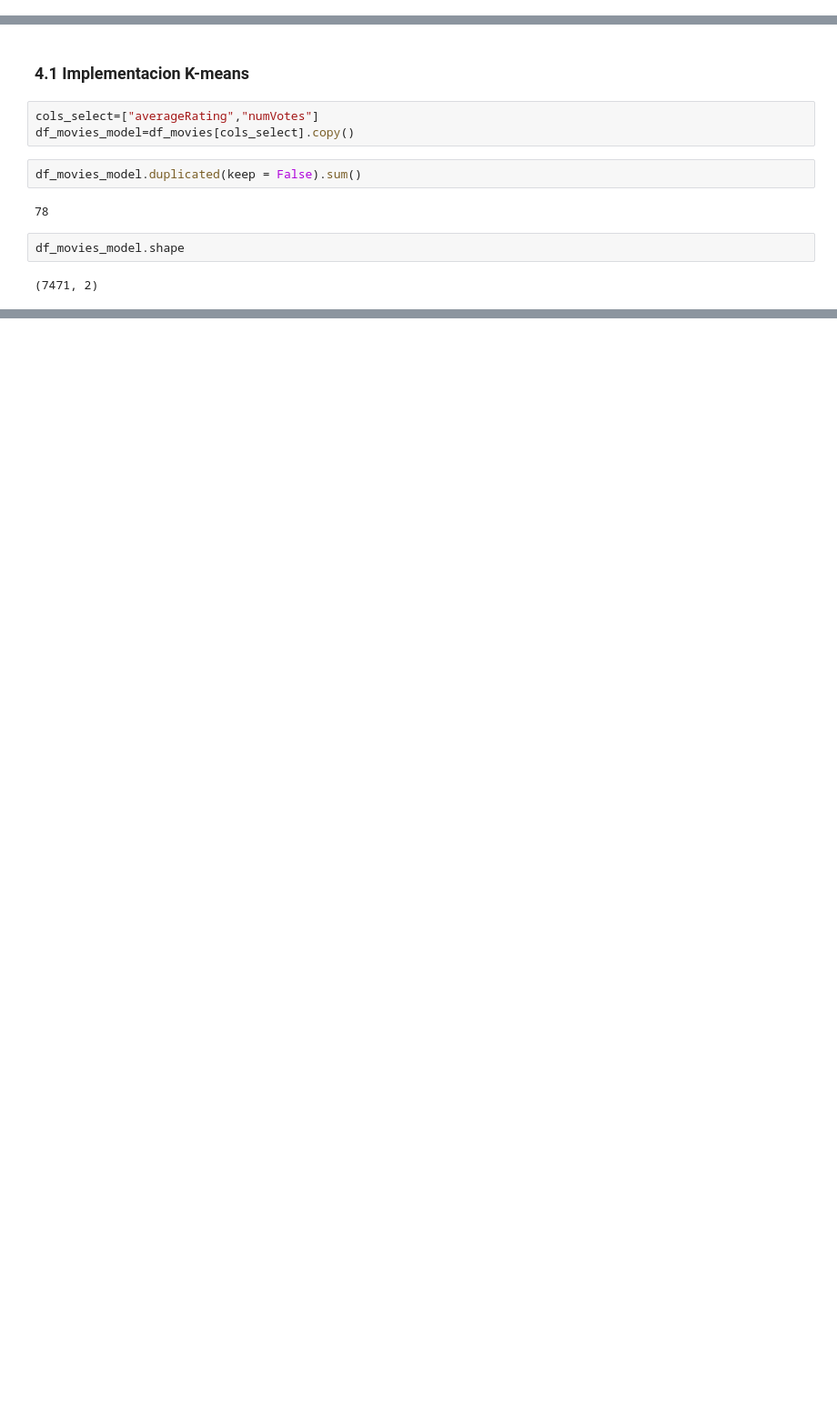
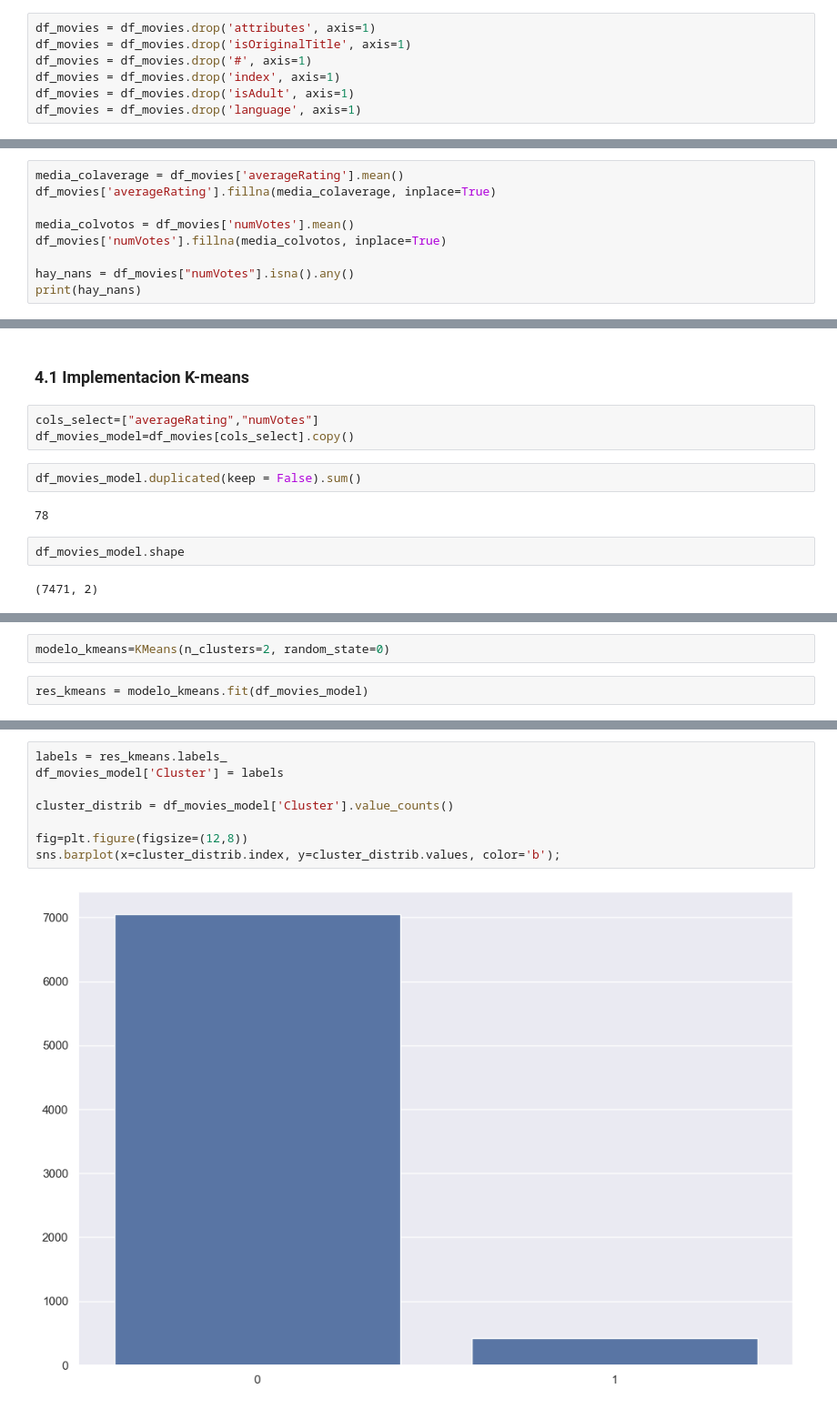
Before and after one commit to jf-garciam1/Lab-BI, a Jupyter notebook: Lab1.ipynb, the cells around one changed output, grey strips where cells are left out. Shown at 91% size. Cells and saved outputs as stored; diff of their text form; blank space fills up the shorter version.

Commit message:
kmeans actualizado

```diff
--- a/Lab1.ipynb
+++ b/Lab1.ipynb
@@ -416,0 +426,7 @@ Es posible que exista alguna falta de validez tanto en idioma como en isAdult es
+# %%
+df_movies = df_movies.drop('attributes', axis=1)
+df_movies = df_movies.drop('isOriginalTitle', axis=1)
+df_movies = df_movies.drop('#', axis=1)
+df_movies = df_movies.drop('index', axis=1)
+df_movies = df_movies.drop('isAdult', axis=1)
+df_movies = df_movies.drop('language', axis=1)
@@ -416,0 +484,9 @@ Es posible que exista alguna falta de validez tanto en idioma como en isAdult es
+# %%
+media_colaverage = df_movies['averageRating'].mean()
+df_movies['averageRating'].fillna(media_colaverage, inplace=True)
+
+media_colvotos = df_movies['numVotes'].mean()
+df_movies['numVotes'].fillna(media_colvotos, inplace=True)
+
+hay_nans = df_movies["numVotes"].isna().any()
+print(hay_nans)
@@ -466,0 +543,4 @@ modelo_kmeans=
+# %%
+modelo_kmeans=KMeans(n_clusters=2, random_state=0)
+# %%
+res_kmeans = modelo_kmeans.fit(df_movies_model)
@@ -466,0 +553,10 @@ modelo_kmeans=
+# %%
+labels = res_kmeans.labels_
+df_movies_model['Cluster'] = labels
+
+cluster_distrib = df_movies_model['Cluster'].value_counts()
+
+fig=plt.figure(figsize=(12,8))
+sns.barplot(x=cluster_distrib.index, y=cluster_distrib.values, color='b');
+# %% [output]
+[figure, added]
```
Also changed, not shown: parts of 49 cells of this notebook.
